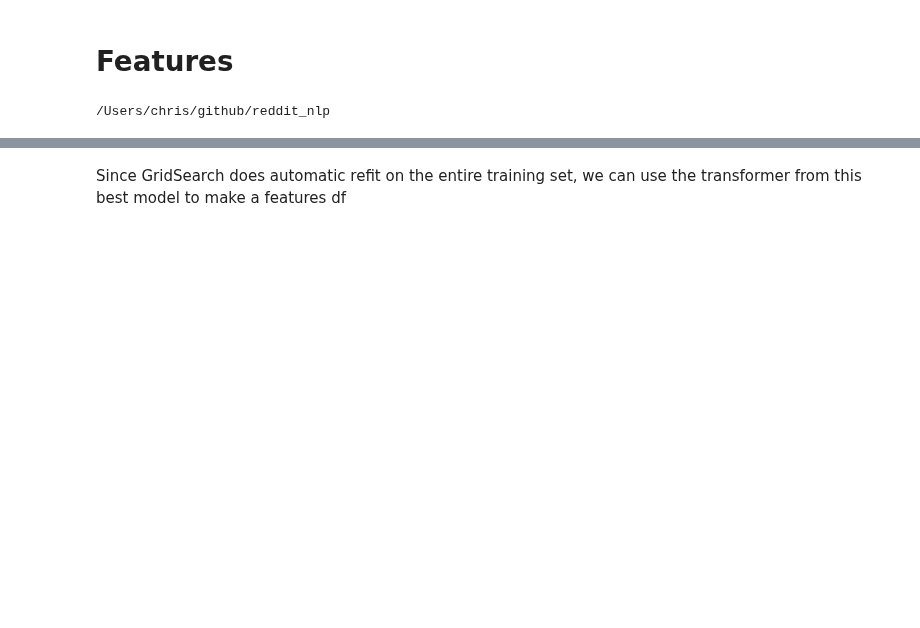
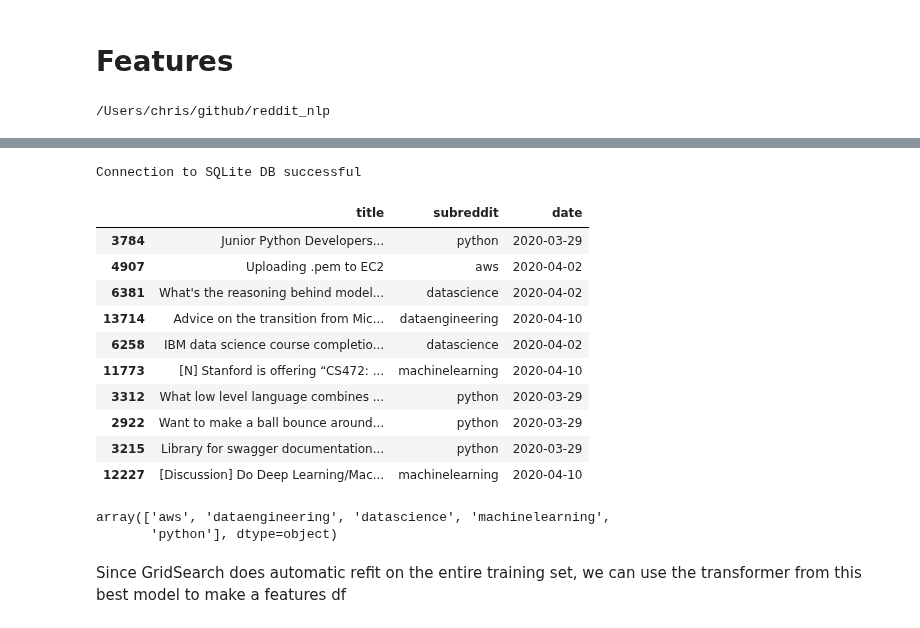
Before and after one commit to datapointchris/reddit-nlp, a Jupyter notebook: DS_Features and Plots.ipynb, the cells around one changed output, grey strips where cells are left out. Cells and saved outputs as stored; diff of their text form; code cells hidden in the pictures; blank space fills up the shorter version.

```diff
--- a/DS_Features and Plots.ipynb
+++ b/DS_Features and Plots.ipynb
@@ -56,9 +42,36 @@ df.sample(5)
+# %%
+# list to get data for
+subreddit_list = ['datascience','machinelearning','dataengineering','python','aws']
+
+# load data using dataloader module
+df = dataloader.data_selector(subreddit_list, source='sqlite')
+
+# what we expected?
+df.sample(10)
+# %% [output]
+Connection to SQLite DB successful
+|  | title | subreddit | date |
+| 3784 | Junior Python Developers... | python | 2020-03-29 |
+| 4907 | Uploading .pem to EC2 | aws | 2020-04-02 |
+| 6381 | What's the reasoning behind model... | datascience | 2020-04-02 |
+| 13714 | Advice on the transition from Mic... | dataengineering | 2020-04-10 |
+| 6258 | IBM data science course completio... | datascience | 2020-04-02 |
+| 11773 | [N] Stanford is offering “CS472: ... | machinelearning | 2020-04-10 |
+| 3312 | What low level language combines ... | python | 2020-03-29 |
+| 2922 | Want to make a ball bounce around... | python | 2020-03-29 |
+| 3215 | Library for swagger documentation... | python | 2020-03-29 |
+| 12227 | [Discussion] Do Deep Learning/Mac... | machinelearning | 2020-04-10 |
 # %%
 X = df['title']
 y = df['subreddit']
 # %%
-label_encoder = LabelEncoder().fit(y)
+label_encoder = LabelEncoder()
+label_encoder.fit(y)
 y = label_encoder.transform(y)
+label_encoder.classes_
+# %% [output]
+array(['aws', 'dataengineering', 'datascience', 'machinelearning',
+       'python'], dtype=object)
 # %%
 X_train, X_test, y_train, y_test = train_test_split(X, y, random_state=7)
 # %%
```
Also changed, not shown: parts of 24 cells of this notebook.
